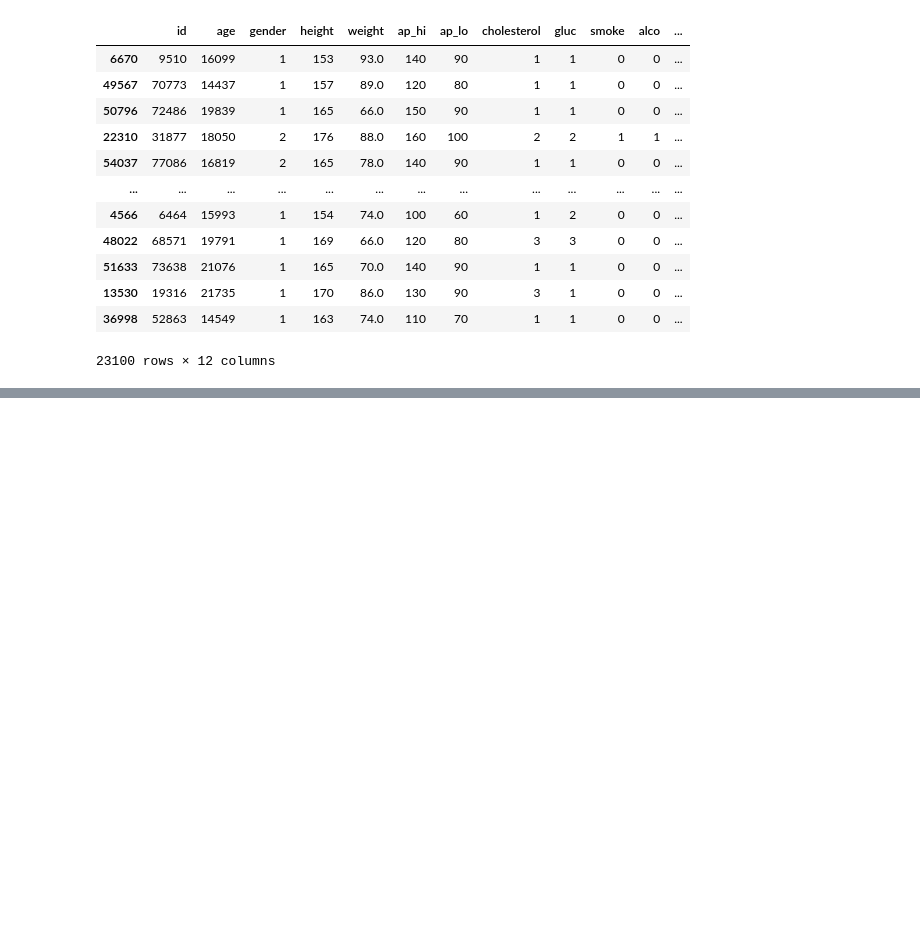
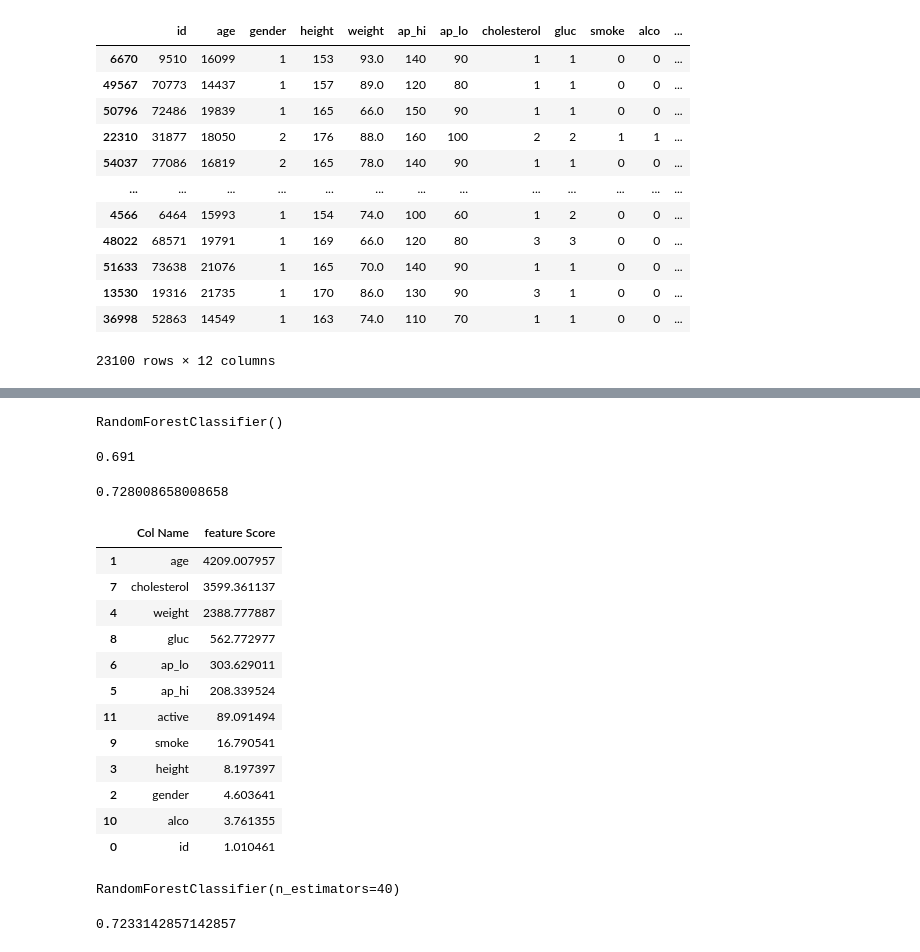
Before and after one commit to RAIHANRABBY/studymart, a Jupyter notebook: cardio.ipynb, the cells around one changed output, grey strips where cells are left out. Cells and saved outputs as stored; diff of their text form; code cells hidden in the pictures; blank space fills up the shorter version.

```diff
--- a/cardio.ipynb
+++ b/cardio.ipynb
@@ -121,0 +85,2 @@ AttributeError: module 'seaborn' has no attribute 'histplot'
+# %%
+f_select.fit(x,y)
@@ -121,0 +89,3 @@ AttributeError: module 'seaborn' has no attribute 'histplot'
+# %%
+fineFeatures=pd.DataFrame(f_select.scores_,columns=['feature Score'])
+fineFeatures
@@ -121,0 +106,2 @@ AttributeError: module 'seaborn' has no attribute 'histplot'
+# %%
+colName=pd.DataFrame(x.columns,columns=['Col Name'])
@@ -121,0 +124,2 @@ AttributeError: module 'seaborn' has no attribute 'histplot'
+# %%
+FinalFeatureScores=pd.concat([colName,fineFeatures],axis=1)
@@ -121,0 +171,28 @@ AttributeError: module 'seaborn' has no attribute 'histplot'
+# %%
+ran2.fit(X2train,Y2train)
+# %% [output]
+RandomForestClassifier()
+# %%
+ran2.score(X2test,Y2test)
+# %% [output]
+0.691
+# %%
+ran.score(xtest,ytest)
+# %% [output]
+0.728008658008658
+# %%
+FinalFeatureScores.nlargest(13,'feature Score')
+# %% [output]
+|  | Col Name | feature Score |
+| 1 | age | 4209.007957 |
+| 7 | cholesterol | 3599.361137 |
+| 4 | weight | 2388.777887 |
+| 8 | gluc | 562.772977 |
+| 6 | ap_lo | 303.629011 |
+| 5 | ap_hi | 208.339524 |
+| 11 | active | 89.091494 |
+| 9 | smoke | 16.790541 |
+| 3 | height | 8.197397 |
+| 2 | gender | 4.603641 |
+| 10 | alco | 3.761355 |
+| 0 | id | 1.010461 |
@@ -121,0 +205,8 @@ AttributeError: module 'seaborn' has no attribute 'histplot'
+# %%
+rand.fit(x0train,y0train)
+# %% [output]
+RandomForestClassifier(n_estimators=40)
+# %%
+rand.score(x0test,y0test)
+# %% [output]
+0.7233142857142857
```
Also changed, not shown: parts of 30 cells of this notebook.
